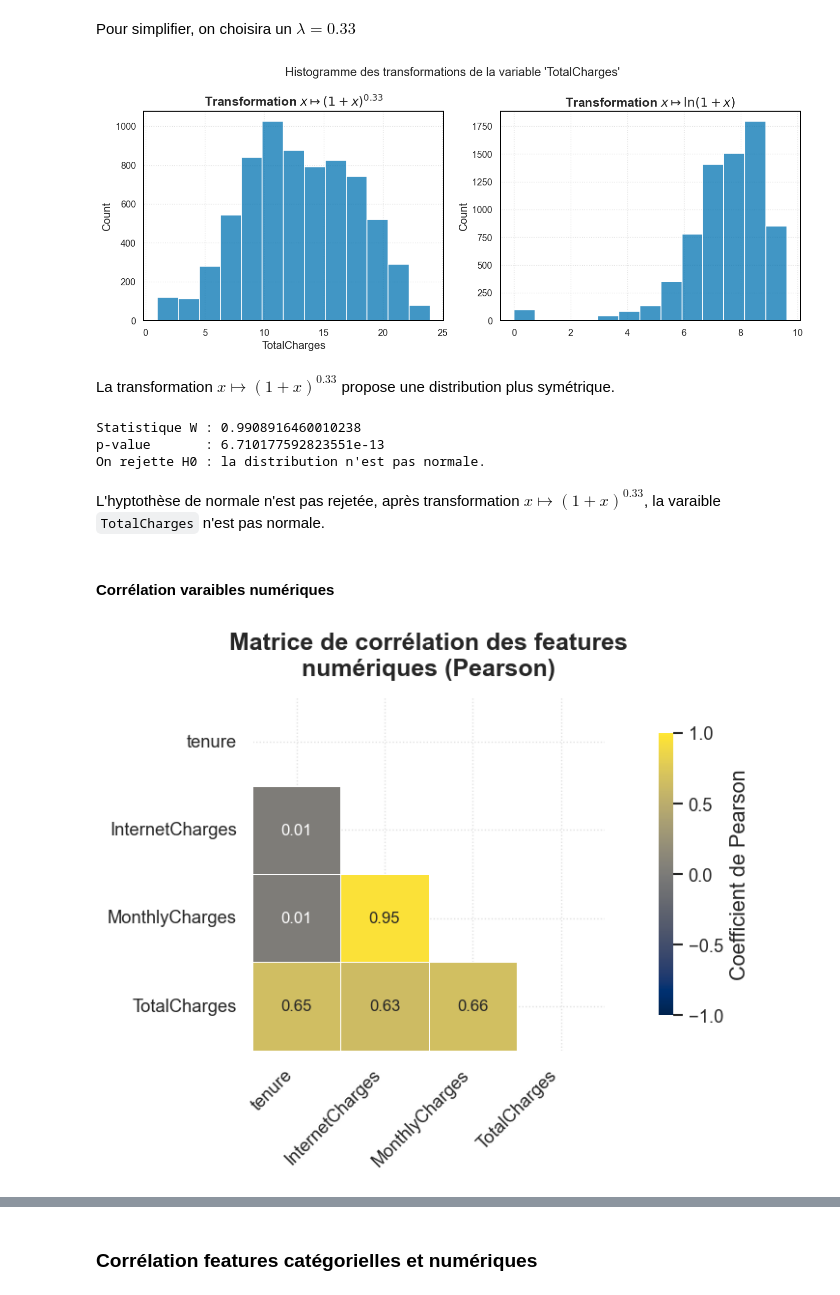
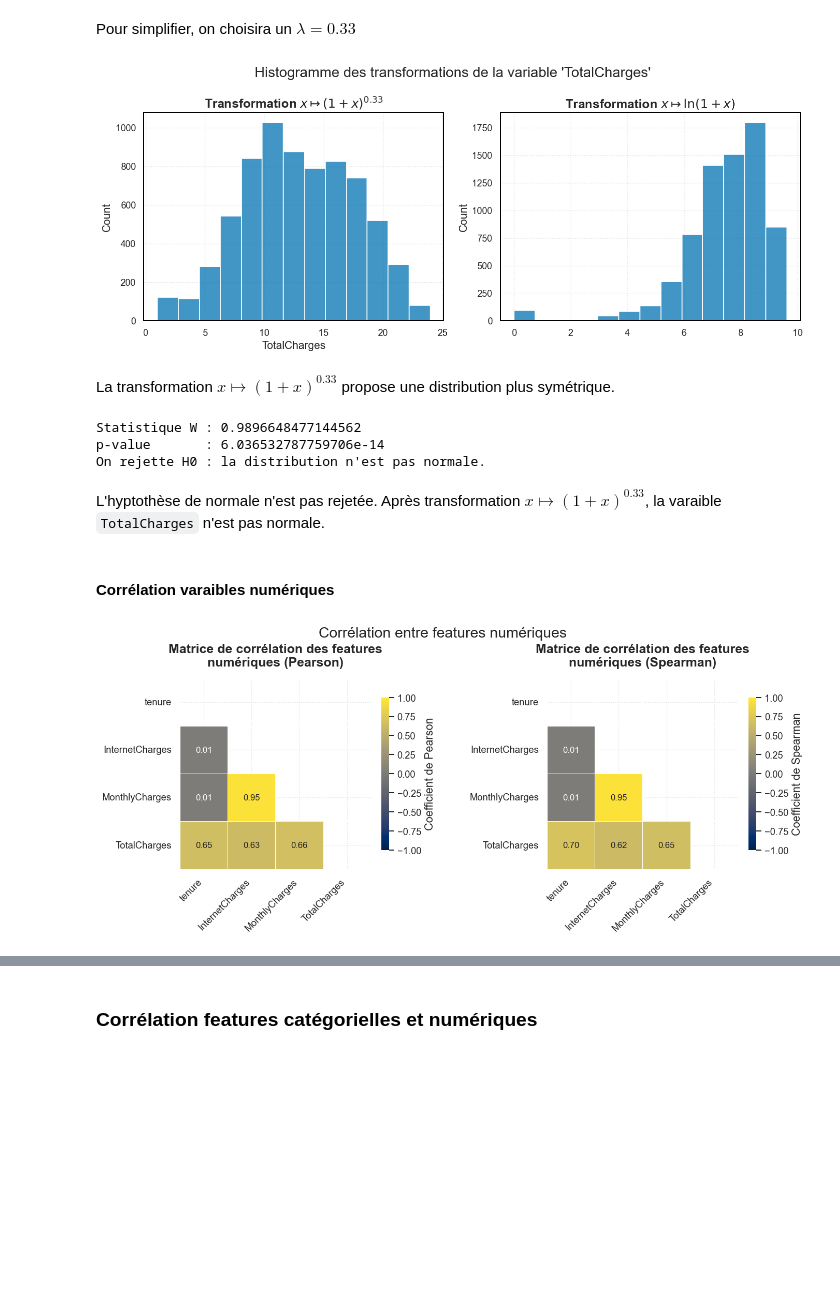
Before and after one commit to DamienDESSAUX-M2i/DESSAUX_Damien_ECF3, a Jupyter notebook: notebooks/01_EDA.ipynb, the cells around one changed output, grey strips where cells are left out. Saved outputs shown, nothing was run; the diff lists cells and outputs as text; code cells hidden in the pictures; blank space fills up the shorter version.

```diff
--- a/notebooks/01_EDA.ipynb
+++ b/notebooks/01_EDA.ipynb
@@ -401,7 +411,9 @@ TotalCharges_log = TotalCharges.apply(lambda x: np.log(1 + x))
 
 fig, axes = plt.subplots(1, 2, figsize=(12, 5))
 
-fig.suptitle("Histogramme des transformations de la variable 'TotalCharges'")
+fig.suptitle(
+    "Histogramme des transformations de la variable 'TotalCharges'", fontsize=17
+)
 
 ax1 = axes[0]
 sns.histplot(
@@ -425,12 +437,12 @@ plt.tight_layout()
 plt.savefig((FIGURE_DIR / "01_transformation_TotalCharges.png").as_posix())
 plt.show()
 # %% [output]
-[figure, old version]
+[figure, new version]
 # %% [markdown]
 La transformation $x\mapsto (1+x)^{0.33}$ propose une distribution plus symétrique.
 # %%
 # Test de Shapiro-Wilk
-statistic, p_value = stats.shapiro(TotalCharges_boxcox.sample(3000))
+statistic, p_value = shapiro(TotalCharges_boxcox.sample(3000))
 
 print(f"Statistique W : {statistic}")
 print(f"p-value       : {p_value}")
@@ -442,42 +454,66 @@ if p_value > alpha:
 else:
     print("On rejette H0 : la distribution n'est pas normale.")
 # %% [output]
-Statistique W : 0.9908916460010238
-p-value       : 6.710177592823551e-13
+Statistique W : 0.9896648477144562
+p-value       : 6.036532787759706e-14
 On rejette H0 : la distribution n'est pas normale.
 # %% [markdown]
-L'hyptothèse de normale n'est pas rejetée, après transformation $x\mapsto (1+x)^{0.33}$, la varaible `TotalCharges` n'est pas normale.
+L'hyptothèse de normale n'est pas rejetée. Après transformation $x\mapsto (1+x)^{0.33}$, la varaible `TotalCharges` n'est pas normale.
 # %% [markdown]
 #### Corrélation varaibles numériques
 # %%
-num_corr_df = df[num_features].corr(method="pearson")
+num_corr_df_pearson = df[num_features].corr(method="pearson")
+num_corr_df_spearman = df[num_features].corr(method="spearman")
 
-fig, axes = plt.subplots(1, 1, figsize=(12, 5))
+fig, axes = plt.subplots(1, 2, figsize=(12, 5))
 
+fig.suptitle("Corrélation entre features numériques", fontsize=17)
+
+ax1 = axes[0]
 heatmap = sns.heatmap(
-    num_corr_df,
-    mask=np.triu(np.ones_like(num_corr_df, dtype=bool)),
+    num_corr_df_pearson,
+    mask=np.triu(np.ones_like(num_corr_df_pearson, dtype=bool)),
     annot=True,
     fmt=".2f",
     cmap="cividis",
     vmin=-1,
     vmax=1,
     square=True,
     linewidths=0.6,
     linecolor="white",
     cbar_kws={"shrink": 0.8, "pad": 0.04, "label": "Coefficient de Pearson"},
     annot_kws={"size": 10},
-    ax=axes,
+    ax=ax1,
 )
-axes.set_title("Matrice de corrélation des features\nnumériques (Pearson)", pad=14)
-axes.set_xticklabels(num_features, rotation=45, ha="right")
-axes.set_yticklabels(num_features, rotation=0)
+ax1.set_title("Matrice de corrélation des features\nnumériques (Pearson)", pad=14)
+ax1.set_xticklabels(num_features, rotation=45, ha="right")
+ax1.set_yticklabels(num_features, rotation=0)
+
+ax2 = axes[1]
+heatmap = sns.heatmap(
+    num_corr_df_spearman,
+    mask=np.triu(np.ones_like(num_corr_df_spearman, dtype=bool)),
+    annot=True,
+    fmt=".2f",
+    cmap="cividis",
+    vmin=-1,
+    vmax=1,
+    square=True,
+    linewidths=0.6,
+    linecolor="white",
+    cbar_kws={"shrink": 0.8, "pad": 0.04, "label": "Coefficient de Spearman"},
+    annot_kws={"size": 10},
+    ax=ax2,
+)
+ax2.set_title("Matrice de corrélation des features\nnumériques (Spearman)", pad=14)
+ax2.set_xticklabels(num_features, rotation=45, ha="right")
+ax2.set_yticklabels(num_features, rotation=0)
 
 plt.tight_layout()
 plt.savefig((FIGURE_DIR / "01_correlation_matrix_num.png").as_posix())
 plt.show()
 # %% [output]
-[figure, old version]
+[figure, new version]
 # %% [markdown]
 Observations :
 - Forte corrélation entre `MonthlyCharges` et `InternetCharges` $\simeq 0.95$.
```
Also changed, not shown: parts of 22 cells of this notebook, 9 other files.
